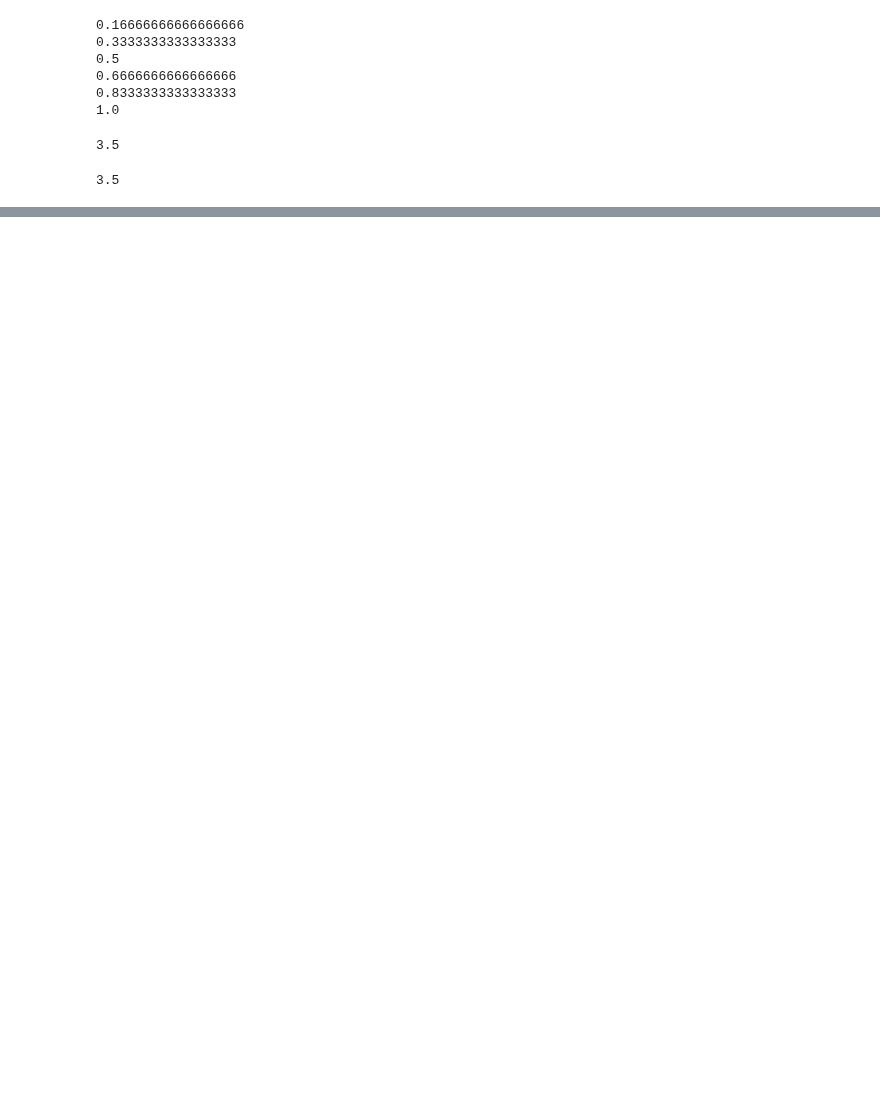
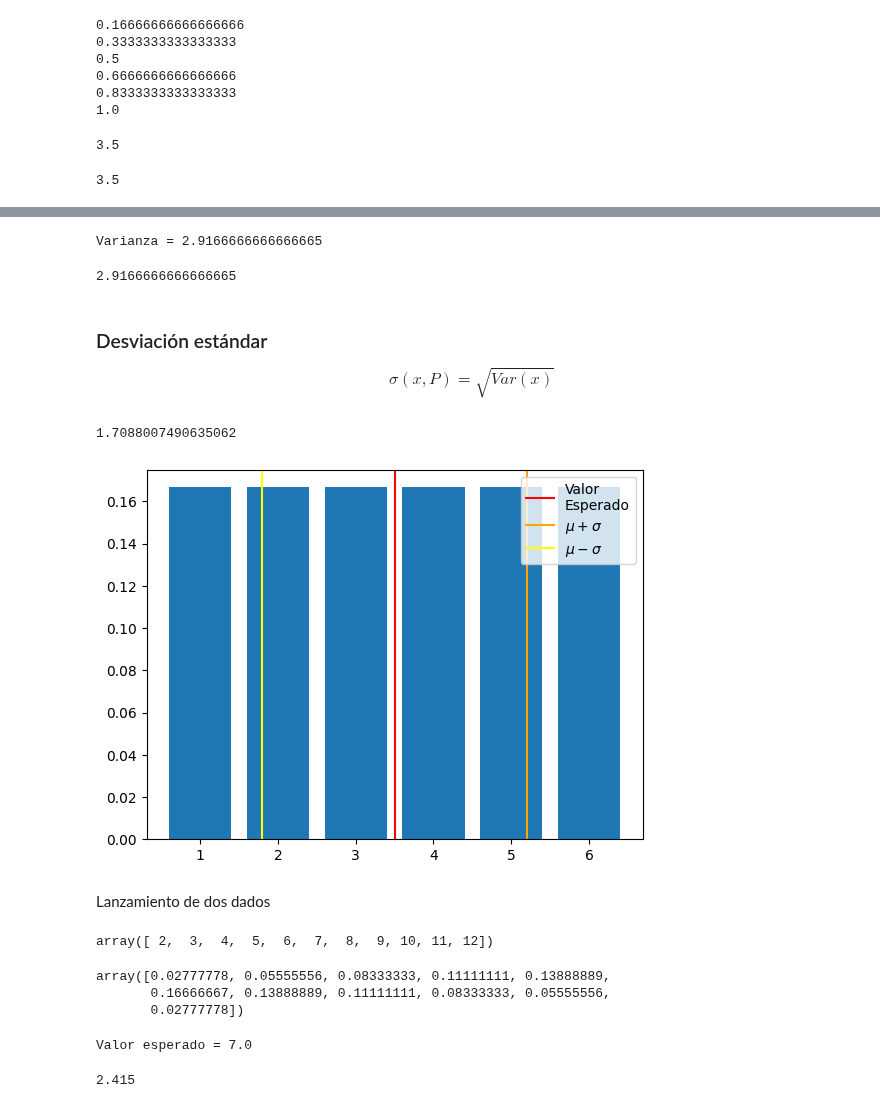
Before and after one commit to JhonZafra/Statistic_Concepts, a Jupyter notebook: SemanaV/DistribucionesDiscretas.ipynb, the cells around one changed output, grey strips where cells are left out. Saved outputs shown, nothing was run; the diff lists cells and outputs as text; code cells hidden in the pictures; blank space fills up the shorter version.

```diff
--- a/SemanaV/DistribucionesDiscretas.ipynb
+++ b/SemanaV/DistribucionesDiscretas.ipynb
@@ -51,3 +52,5 @@ def esperanza(x, P):
     x = np.array(x)
     P = np.array(P)
     return (x*P).sum()
+# %%
+μ = esperanza(x, P)
@@ -53,0 +75,60 @@ def esperanza(x, P):
+# %%
+sum2 = 0
+for n in range(len(x)):
+    sum2 = sum2 + (x[n]- μ)**2 * P[n]
+print(f'Varianza = {sum2}')
+# %% [output]
+Varianza = 2.9166666666666665
+# %%
+((x - μ)**2 * P).sum()
+# %% [output]
+2.9166666666666665
+# %%
+def varianza(x, P):
+    x = np.array(x)
+    P = np.array(P)
+    μ = esperanza(x, P)
+    return ((x - μ)**2 * P).sum().round(2)
+# %% [markdown]
+### Desviación estándar
+
+$$ \sigma(x,P) = \sqrt{Var(x)} $$
+# %%
+σ =np.sqrt(varianza(x, P))
+σ
+# %% [output]
+1.7088007490635062
+# %%
+plt.bar(x, P)
+plt.axvline(esperanza(x, P), color = 'red', label = 'Valor\nEsperado')
+plt.axvline(μ + σ, color = 'orange', label = '$\mu + \sigma$')
+plt.axvline(μ - σ, color = 'yellow', label = '$\mu - \sigma$')
+plt.legend()
+plt.show()
+# %% [output]
+[figure, added]
+# %% [markdown]
+Lanzamiento de dos dados
+# %%
+x = np.arange(2, 13) #Posibles resultados del lanzamiento de dos dados
+x
+# %% [output]
+array([ 2,  3,  4,  5,  6,  7,  8,  9, 10, 11, 12])
+# %%
+P = np.array([1/36, 1/18, 1/12, 1/9, 5/36, 1/6, 5/36, 1/9, 1/12, 1/18, 1/36]) # Probabilidades de obtener cada resultado
+P
+# %% [output]
+array([0.02777778, 0.05555556, 0.08333333, 0.11111111, 0.13888889,
+       0.16666667, 0.13888889, 0.11111111, 0.08333333, 0.05555556,
+       0.02777778])
+# %%
+μ = esperanza(x, P)
+print(f'Valor esperado = {round(μ,2)}')
+# %% [output]
+Valor esperado = 7.0
+# %%
+varianza(x, P)
+σ = np.sqrt(varianza(x, P)).round(3)
+σ
+# %% [output]
+2.415
```
Also changed, not shown: parts of 12 cells of this notebook.
